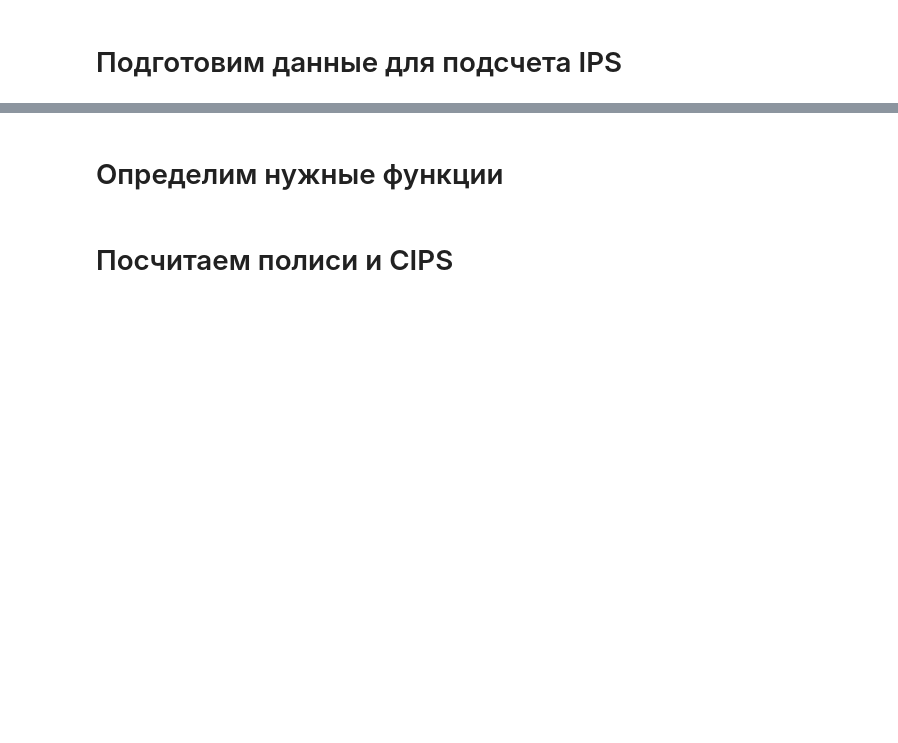
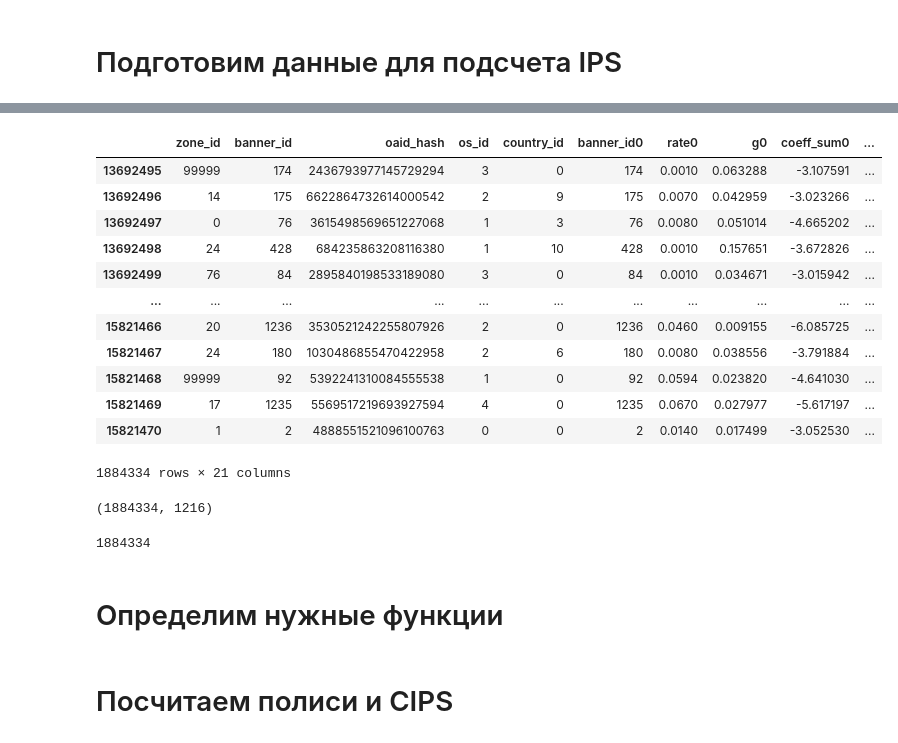
Before and after one commit to sergeyivanovgit/Recsys-course-homework, a Jupyter notebook: uspenskiy.v/hw4/uspenskiy_v.ipynb, the cells around one changed output, grey strips where cells are left out. Cells and saved outputs as stored; diff of their text form; code cells hidden in the pictures; blank space fills up the shorter version.

```diff
--- a/uspenskiy.v/hw4/uspenskiy_v.ipynb
+++ b/uspenskiy.v/hw4/uspenskiy_v.ipynb
@@ -84,7 +85,17 @@ train.loc[(train['month'] == 10) & (train['day']==7)]
 # %%
 test_index = 13692494
 # %%
-model_OHE = ColumnTransformer(
-                  [('OHE', OneHotEncoder(drop='first', sparse=True, dtype=np.uint8),data.columns)],
-                   remainder = 'passthrough'
-                )
+ # Оставим только частые зоны
+freq_zone_ids = set(df['zone_id'].value_counts().loc[lambda x: x > 60000].index)
+df['zone_id'] = df['zone_id'].astype(int)
+df.loc[~df['zone_id'].isin(freq_zone_ids), 'zone_id'] = 99999
+
+# И баннеры
+freq_banners = set(df['banner_id'].value_counts().loc[lambda x: x > 100].index)
+df['banner_id'] = df['banner_id'].astype(int)
+df.loc[~df['banner_id'].isin(freq_banners), 'banner_id'] = 99999
+
+to_normalize = df[["time", "time_absolute"]].values.astype(float)
+normalized_X = normalize(to_normalize)
+
+#
@@ -155,0 +172,16 @@ last_day_1.banner_id = last_day_1.banner_id1
+# %%
+last_day_0
+# %% [output]
+|  | zone_id | banner_id | oaid_hash | os_id | country_id | banner_id0 | rate0 | g0 | coeff_sum0 | ... |
+| 13692495 | 99999 | 174 | 2436793977145729294 | 3 | 0 | 174 | 0.0010 | 0.063288 | -3.107591 | ... |
+| 13692496 | 14 | 175 | 6622864732614000542 | 2 | 9 | 175 | 0.0070 | 0.042959 | -3.023266 | ... |
+| 13692497 | 0 | 76 | 3615498569651227068 | 1 | 3 | 76 | 0.0080 | 0.051014 | -4.665202 | ... |
+| 13692498 | 24 | 428 | 684235863208116380 | 1 | 10 | 428 | 0.0010 | 0.157651 | -3.672826 | ... |
+| 13692499 | 76 | 84 | 2895840198533189080 | 3 | 0 | 84 | 0.0010 | 0.034671 | -3.015942 | ... |
+| ... | ... | ... | ... | ... | ... | ... | ... | ... | ... | ... |
+| 15821466 | 20 | 1236 | 3530521242255807926 | 2 | 0 | 1236 | 0.0460 | 0.009155 | -6.085725 | ... |
+| 15821467 | 24 | 180 | 1030486855470422958 | 2 | 6 | 180 | 0.0080 | 0.038556 | -3.791884 | ... |
+| 15821468 | 99999 | 92 | 5392241310084555538 | 1 | 0 | 92 | 0.0594 | 0.023820 | -4.641030 | ... |
+| 15821469 | 17 | 1235 | 5569517219693927594 | 4 | 0 | 1235 | 0.0670 | 0.027977 | -5.617197 | ... |
+| 15821470 | 1 | 2 | 4888551521096100763 | 0 | 0 | 2 | 0.0140 | 0.017499 | -3.052530 | ... |
+1884334 rows × 21 columns
@@ -156,3 +206,11 @@ last_day_1.banner_id = last_day_1.banner_id1
+# %%
+X_test_0.shape
+# %% [output]
+(1884334, 1216)
+# %%
+len(last_day_1)
+# %% [output]
+1884334
 # %% [markdown]
 # Определим нужные функции
 # %%
```
Also changed, not shown: parts of 24 cells of this notebook.
